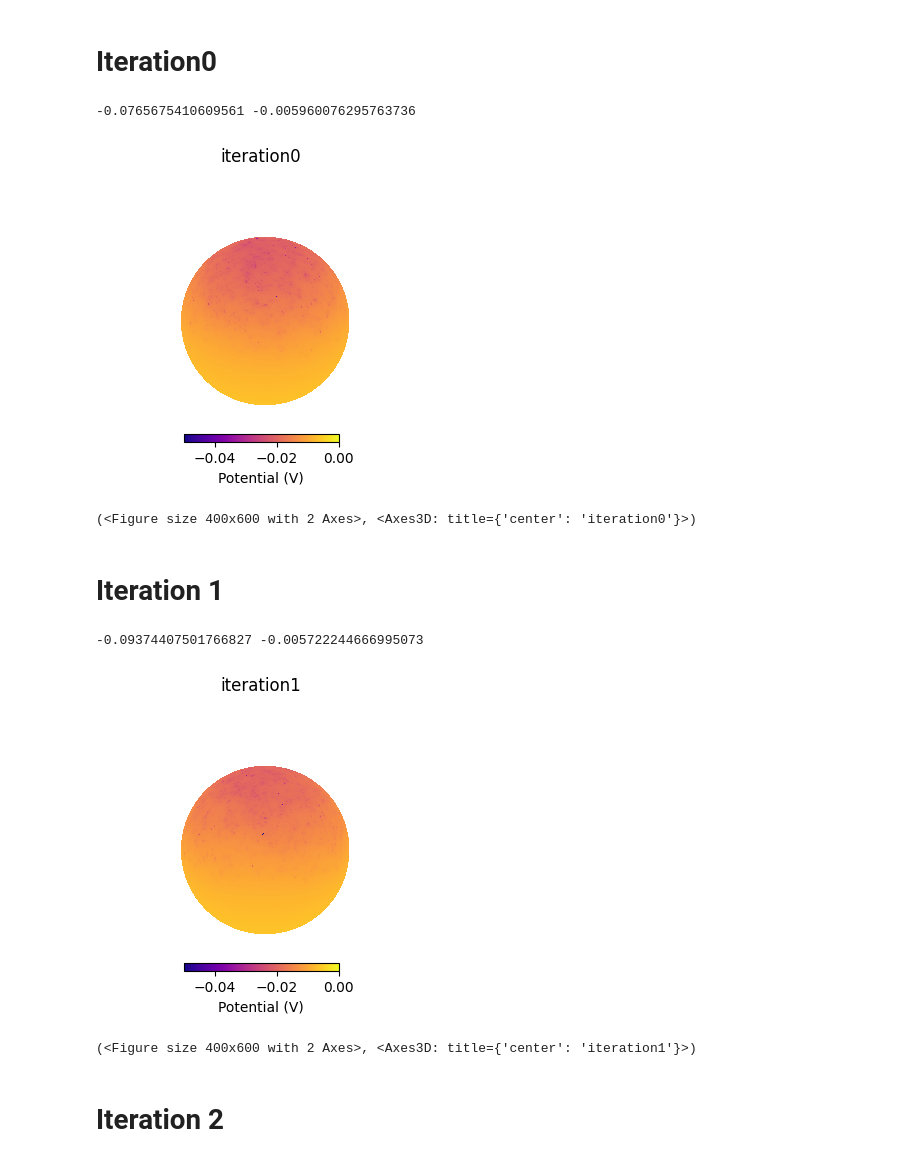
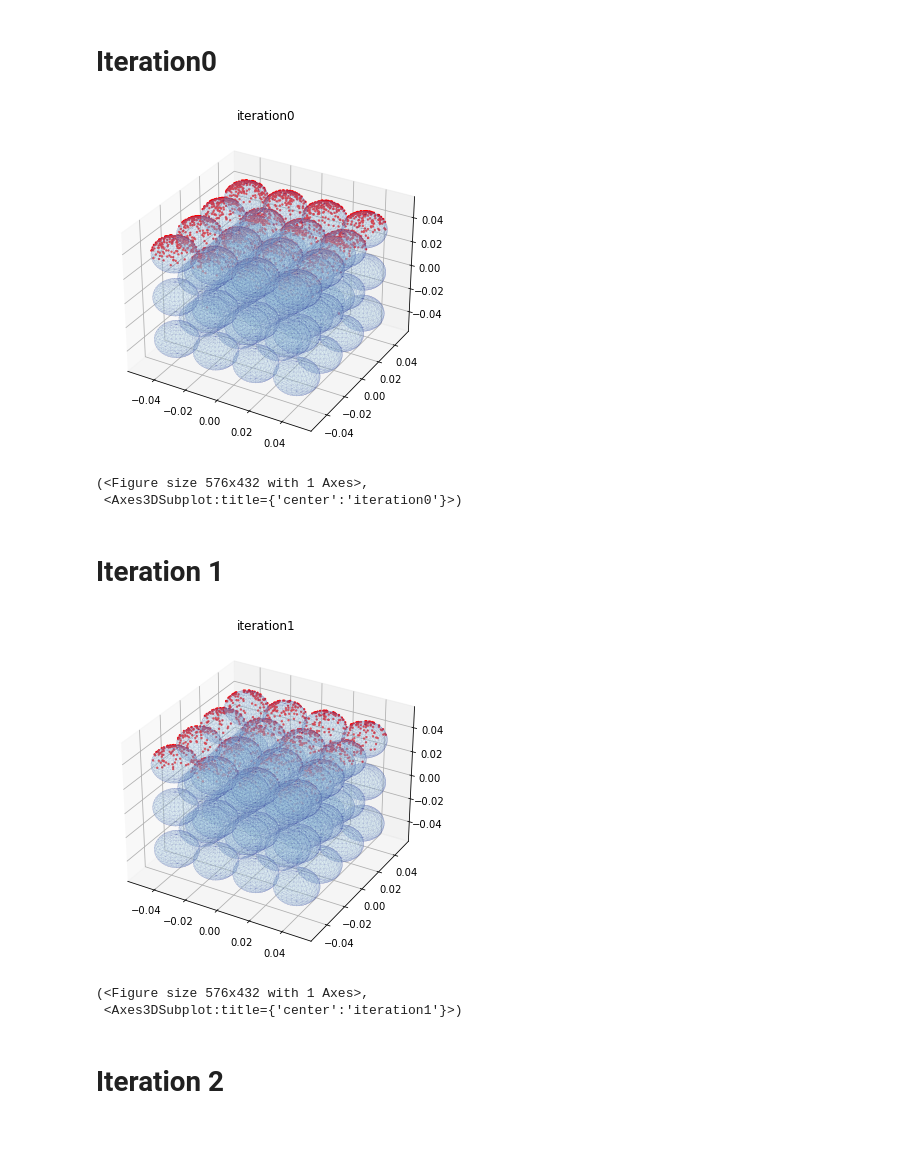
Before and after one commit to kgandhi63/g4chargeit, a Jupyter notebook: analysis/analysis-rootfiles.ipynb, the cells around one changed output. Cells and saved outputs as stored; diff of their text form; code cells hidden in the pictures; blank space fills up the shorter version.

Commit message:
changed analysis to read in stl files and plot, still need to fix plotting for the potential

```diff
--- a/analysis/analysis-rootfiles.ipynb
+++ b/analysis/analysis-rootfiles.ipynb
@@ -133,25 +153,29 @@ def plot_potential_on_sphere(df, vmin=-0.07, vmax=0, iteration="iteration0"):
 # Iteration0
 # %%
 # read data from different iterations
-_, electrons_inside_iteration0 = read_rootfile("00_iteration0_num5000.root")
+_, electrons_inside_iteration0 = read_rootfile("00_stackediteration0_num10000.root")
 
-#plot_electron_positions(electrons_inside_iteration0, world_dimensions = (-0.05, 0.05), n_bins=100)
-plot_potential_on_sphere(electrons_inside_iteration0, vmin=-0.05, vmax=0, iteration="iteration0")
+# Load ASCII STL file
+stacked_spheres = mesh.Mesh.from_file('../sphere-charging/geometry/stacked_spheres.stl')  # Replace with your STL path
+stacked_spheres.vectors *= 1e-3  # Scale down by 1e-3
+
+plot_electron_positions(electrons_inside_iteration0, world_dimensions = (-0.05, 0.05), n_bins=50,stacked_spheres=stacked_spheres)
+#plot_potential_on_sphere(electrons_inside_iteration0, vmin=-0.05, vmax=0, iteration="iteration0")
 # %% [output]
+[figure, new version]
--0.0765675410609561 -0.005960076295763736
+(<Figure size 576x432 with 1 Axes>,
+ <Axes3DSubplot:title={'center':'iteration0'}>)
-[figure, old version]
-(<Figure size 400x600 with 2 Axes>, <Axes3D: title={'center': 'iteration0'}>)
 # %% [markdown]
 # Iteration 1
 # %%
 # read data from different iterations
-_, electrons_inside_iteration1 = read_rootfile("01_iteration1_from_00_num5000.root")
+_, electrons_inside_iteration1 = read_rootfile("01_stackediteration1_from_00_num5000.root")
 
-#plot_electron_positions(electrons_inside_iteration1, world_dimensions = (-0.05, 0.05), n_bins=100)
-plot_potential_on_sphere(electrons_inside_iteration1, vmin=-0.05, vmax=0, iteration="iteration1")
+plot_electron_positions(electrons_inside_iteration1, world_dimensions = (-0.05, 0.05), n_bins=10,iteration="iteration1",stacked_spheres=stacked_spheres)
+#plot_potential_on_sphere(electrons_inside_iteration1, vmin=-0.05, vmax=0, iteration="iteration1")
 # %% [output]
+[figure, new version]
--0.09374407501766827 -0.005722244666995073
+(<Figure size 576x432 with 1 Axes>,
+ <Axes3DSubplot:title={'center':'iteration1'}>)
-[figure, old version]
-(<Figure size 400x600 with 2 Axes>, <Axes3D: title={'center': 'iteration1'}>)
 # %% [markdown]
 # Iteration 2
```
Also changed, not shown: parts of 4 cells of this notebook, 21 other files.
